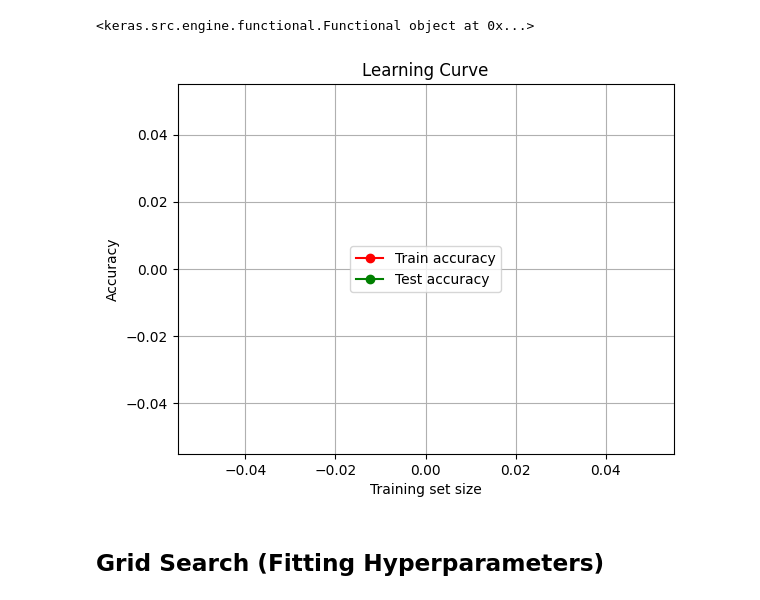
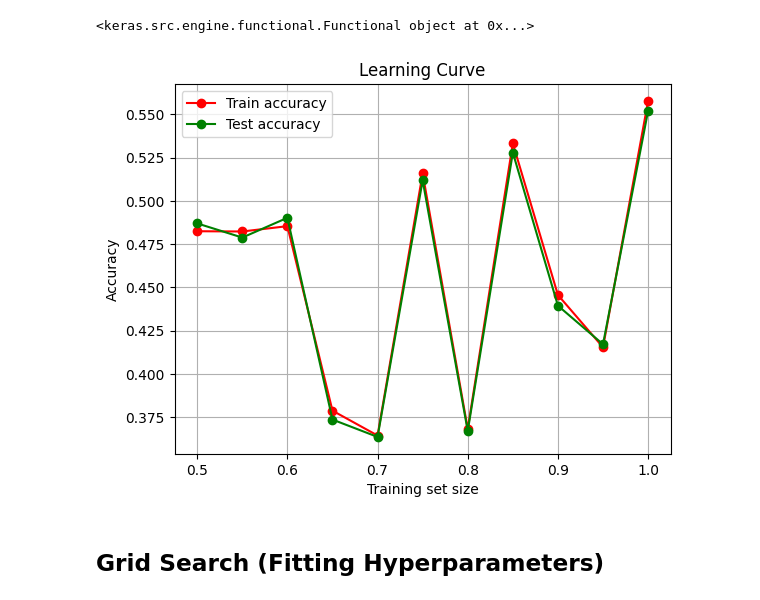
Before and after one commit to OlgaTorgashova/fungus-classification, a Jupyter notebook: EE258_Project.ipynb, the cells around one changed output. Cells and saved outputs as stored; diff of their text form; code cells hidden in the pictures.

Commit message:
Fungus image classification Version 6

```diff
--- a/EE258_Project.ipynb
+++ b/EE258_Project.ipynb
@@ -722,0 +749,40 @@ TypeError: Cannot clone object '<keras.src.engine.functional.Functional object a
+# %%
+from sklearn.model_selection import GridSearchCV
+
+X_train = []
+y_train = []
+X_test = []
+y_test = []
+
+for images, labels in data_train:
+
+    X_train.extend(images.numpy())
+    y_train.extend(labels.numpy())
+
+for images, labels in data_test:
+
+    X_test.extend(images.numpy())
+    y_test.extend(labels.numpy())
+
+## Define a Keras NN model
+#def create_model(learning_rate = project_learning_rate):
+#    model = model_fungi_book(data_shape = project_image_size + (3,), number_of_classes = 5, filter_size = 64)
+##    model = model_fungi_conv_mixer(data_shape = project_image_size + (3,), number_of_classes = 5, filter_size = 256)
+##    learning_rate = project_learning_rate
+##    sgd = SGD(learning_rate = learning_rate)
+#    Adamar = Adam(learning_rate = learning_rate)
+#    #Adamar = AdamW(learning_rate = learning_rate)
+#
+##    callbacks = [keras.callbacks.ModelCheckpoint("save_at_{epoch}.keras")]
+#
+#    model.compile(
+#        optimizer = Adamar,
+#        loss = 'sparse_categorical_crossentropy',
+#        metrics = ['accuracy'])
+#    return model
+
+# Wrap the Keras model with scikit-learn (shuffle is set to TRUE by default)
+clf = KerasClassifier(model = create_model, loss = True, epochs = 8)
+
+train_sizes, train_scores, valid_scores = learning_curve(clf, X_train, y_train, train_sizes = np.linspace(0.5, 1.00, 11),
+                                                         cv = 3, scoring = 'accuracy')
@@ -727,16 +811,16 @@ print(clf)
 # %%
 train_errors = train_scores.mean(axis=1)
 valid_errors = valid_scores.mean(axis=1)
 plt.plot(train_sizes, train_errors, marker = 'o', linestyle = '-', color = 'r', label = "Train accuracy")
 plt.plot(train_sizes, valid_errors, marker = 'o', linestyle = '-', color = 'g', label = "Test accuracy")
 plt.xlabel('Training set size')
 plt.ylabel('Accuracy')
 plt.title('Learning Curve')
-plt.legend(loc = 10)
+plt.legend(loc = 2)
 plt.grid(True)
 plt.show()
 # %% [output]
-[figure, old version]
+[figure, new version]
 # %% [markdown]
 ## Grid Search (Fitting Hyperparameters)
 # %%
```
Also changed, not shown: parts of 17 cells of this notebook.
